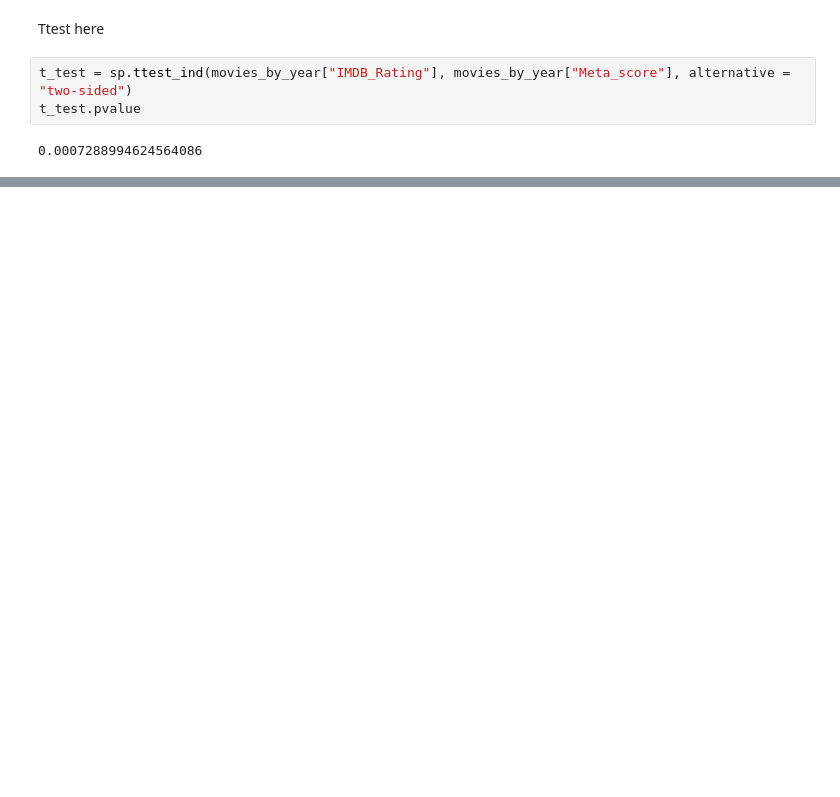
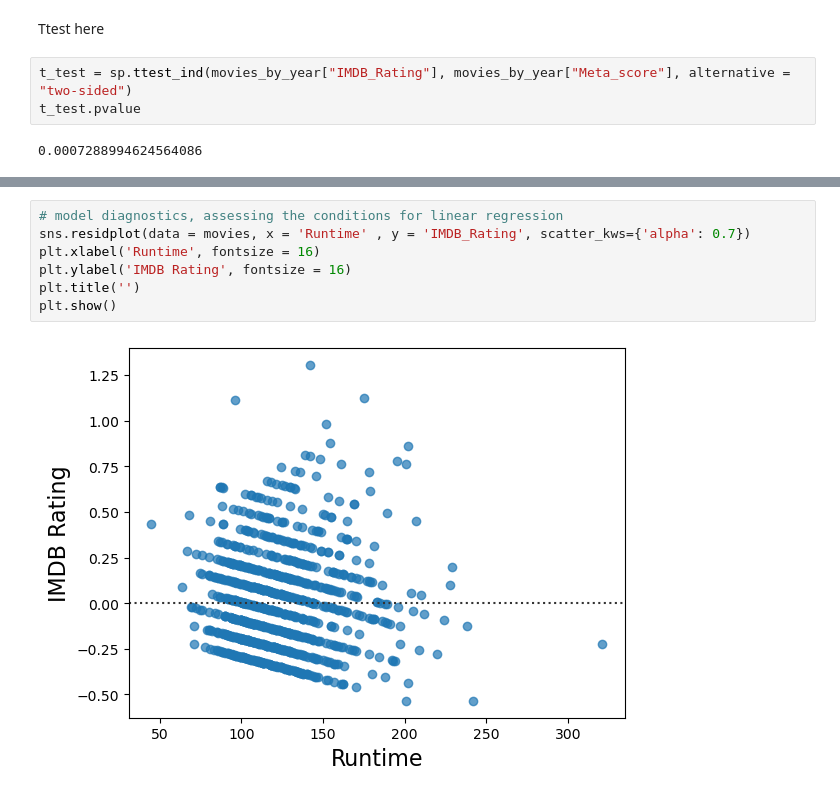
Before and after one commit to Doctor2007/movie_analysis, a Jupyter notebook: main.ipynb, the cells around one changed output, grey strips where cells are left out. Saved outputs shown, nothing was run; the diff lists cells and outputs as text; blank space fills up the shorter version.

```diff
--- a/main.ipynb
+++ b/main.ipynb
@@ -170,0 +202,9 @@ plt.show()
+# %%
+# model diagnostics, assessing the conditions for linear regression
+sns.residplot(data = movies, x = 'Runtime' , y = 'IMDB_Rating', scatter_kws={'alpha': 0.7})
+plt.xlabel('Runtime', fontsize = 16)
+plt.ylabel('IMDB Rating', fontsize = 16)
+plt.title('')
+plt.show()
+# %% [output]
+[figure, added]
```
Also changed, not shown: parts of 31 cells of this notebook.
